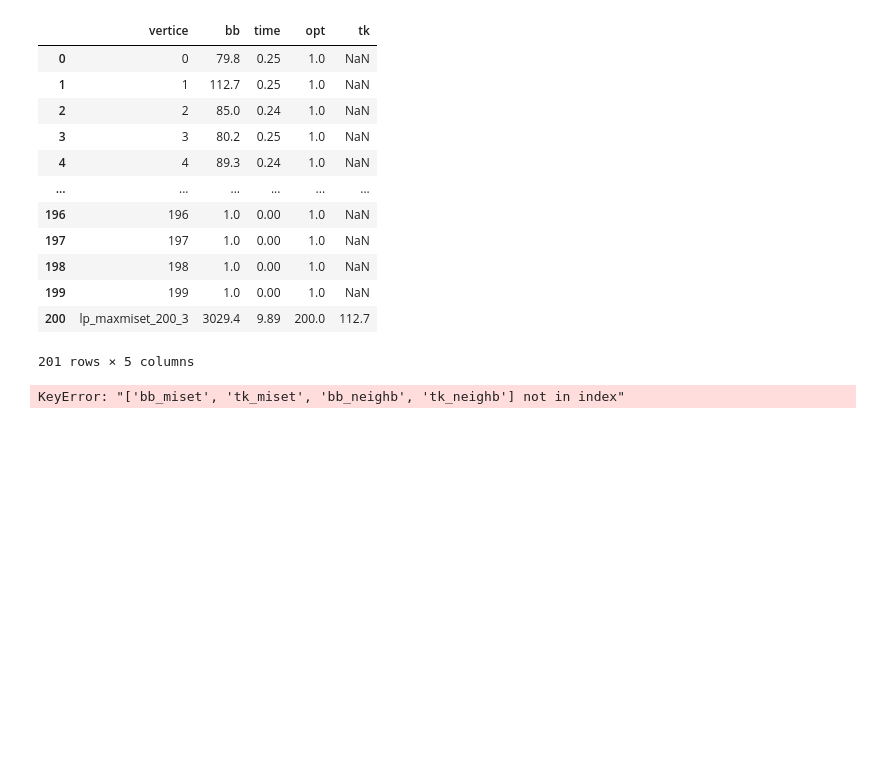
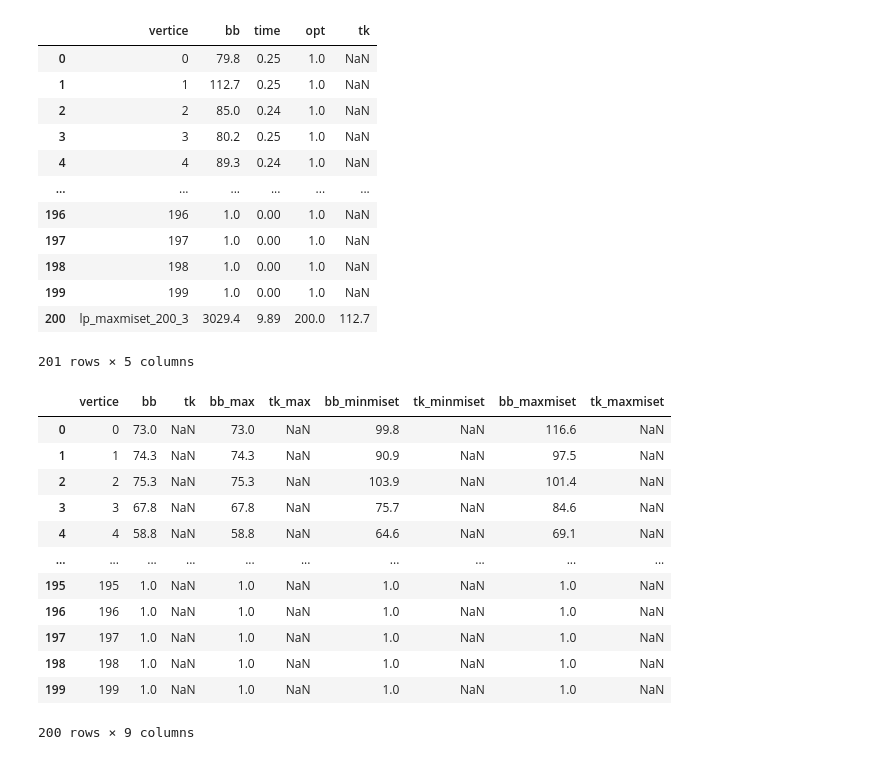
Before and after one commit to jesusossian/tukey, a Jupyter notebook: notebook/results_lp_internet.ipynb, the cells around one changed output. Drawn from its saved outputs; the diff is of its cells as text; code cells hidden in the pictures; blank space fills up the shorter version.

```diff
--- a/notebook/results_lp_internet.ipynb
+++ b/notebook/results_lp_internet.ipynb
@@ -552,27 +510,40 @@ lp_internet_maxmiset_200_3
 | 200 | lp_maxmiset_200_3 | 3029.4 | 9.89 | 200.0 | 112.7 |
 201 rows × 5 columns
 # %%
-result = pd.DataFrame()
-result = pd.merge(
+result_200_1 = pd.DataFrame()
+
+result_200_1 = pd.merge(
     lp_internet_fmin_200_1, lp_internet_fmax_200_1,
     on=['vertice'],
     suffixes=("", "_max"),
     )
 
-result = pd.merge(
-    result, lp_internet_minmiset_200_1,
+result_200_1 = pd.merge(
+    result_200_1, lp_internet_minmiset_200_1,
     on=['vertice'],
     suffixes=("", "_minmiset"),
     )
 
-result = pd.merge(
-    result, lp_internet_maxmiset_200_1,
+result_200_1 = pd.merge(
+    result_200_1, lp_internet_maxmiset_200_1,
     on=['vertice'],
     suffixes=("", "_maxmiset"),
     )
 
 #result
-result[['vertice','bb','tk','bb_max','tk_max','bb_miset','tk_miset','bb_neighb','tk_neighb']]
+result_200_1[['vertice','bb','tk','bb_max','tk_max','bb_minmiset','tk_minmiset','bb_maxmiset','tk_maxmiset']]
 # %% [output]
+|  | vertice | bb | tk | bb_max | tk_max | bb_minmiset | tk_minmiset | bb_maxmiset | tk_maxmiset |
+| 0 | 0 | 73.0 | NaN | 73.0 | NaN | 99.8 | NaN | 116.6 | NaN |
+| 1 | 1 | 74.3 | NaN | 74.3 | NaN | 90.9 | NaN | 97.5 | NaN |
+| 2 | 2 | 75.3 | NaN | 75.3 | NaN | 103.9 | NaN | 101.4 | NaN |
+| 3 | 3 | 67.8 | NaN | 67.8 | NaN | 75.7 | NaN | 84.6 | NaN |
+| 4 | 4 | 58.8 | NaN | 58.8 | NaN | 64.6 | NaN | 69.1 | NaN |
+| ... | ... | ... | ... | ... | ... | ... | ... | ... | ... |
+| 195 | 195 | 1.0 | NaN | 1.0 | NaN | 1.0 | NaN | 1.0 | NaN |
+| 196 | 196 | 1.0 | NaN | 1.0 | NaN | 1.0 | NaN | 1.0 | NaN |
+| 197 | 197 | 1.0 | NaN | 1.0 | NaN | 1.0 | NaN | 1.0 | NaN |
+| 198 | 198 | 1.0 | NaN | 1.0 | NaN | 1.0 | NaN | 1.0 | NaN |
+| 199 | 199 | 1.0 | NaN | 1.0 | NaN | 1.0 | NaN | 1.0 | NaN |
-KeyError: "['bb_miset', 'tk_miset', 'bb_neighb', 'tk_neighb'] not in index"
+200 rows × 9 columns
 # %%
```
Also changed, not shown: parts of 9 cells of this notebook.
